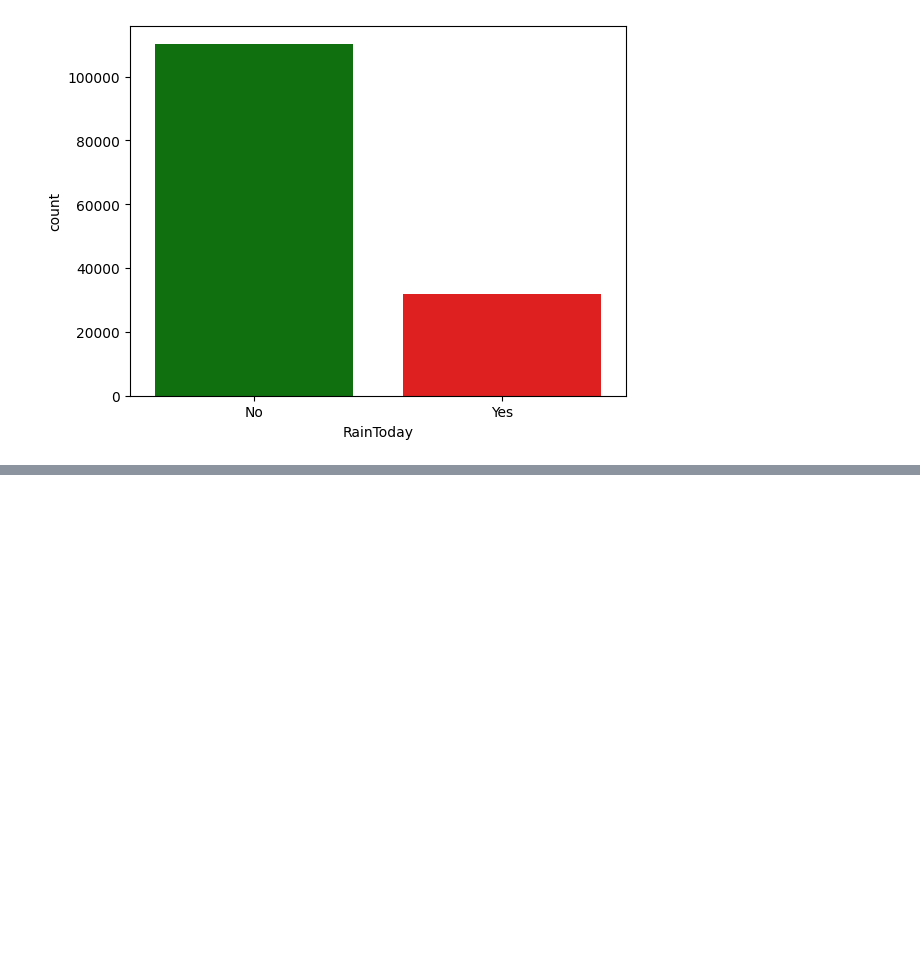
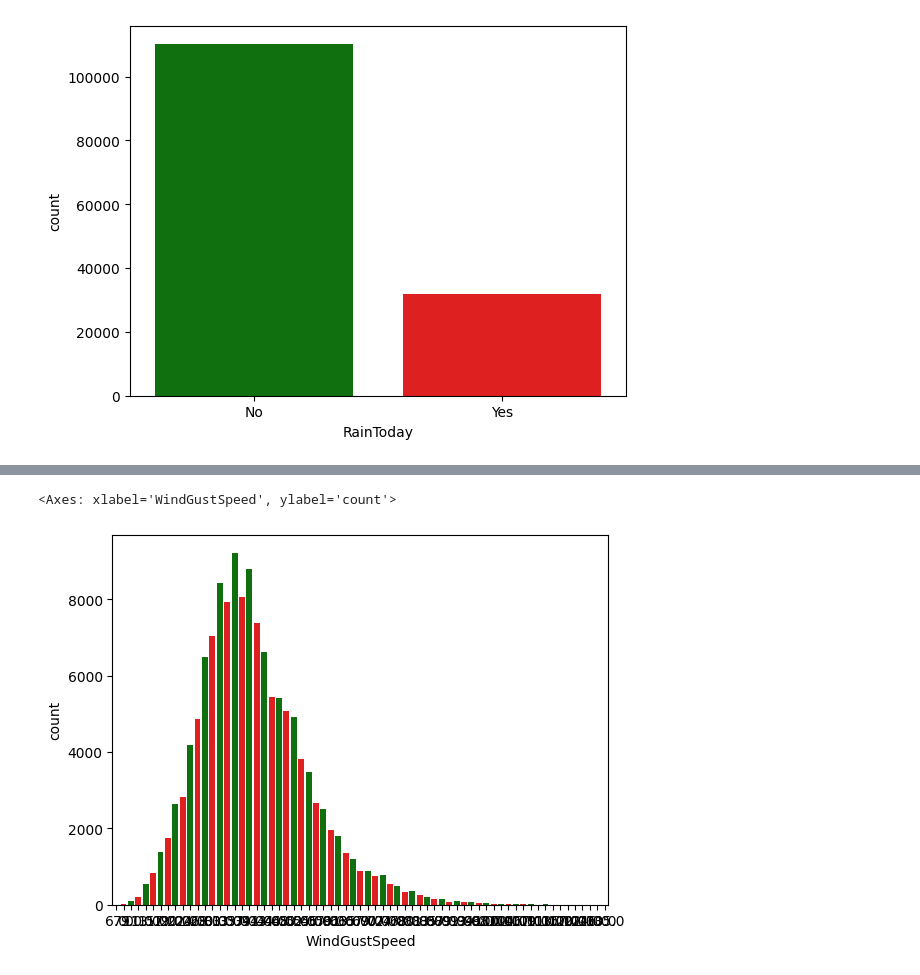
Before and after one commit to abhilashasrivastava/Rain_Prediction, a Jupyter notebook: Rain_Prediction.ipynb, the cells around one changed output, grey strips where cells are left out. Drawn from its saved outputs; the diff is of its cells as text; code cells hidden in the pictures; blank space fills up the shorter version.

```diff
--- a/Rain_Prediction.ipynb
+++ b/Rain_Prediction.ipynb
@@ -143,0 +153,6 @@ sns.countplot(x=df['RainToday'], palette=col1)
+# %%
+col3=['green','red']
+sns.countplot(x=df['WindGustSpeed'], palette=col3)
+# %% [output]
+<Axes: xlabel='WindGustSpeed', ylabel='count'>
+[figure, added]
```
Also changed, not shown: parts of 2 cells of this notebook.
